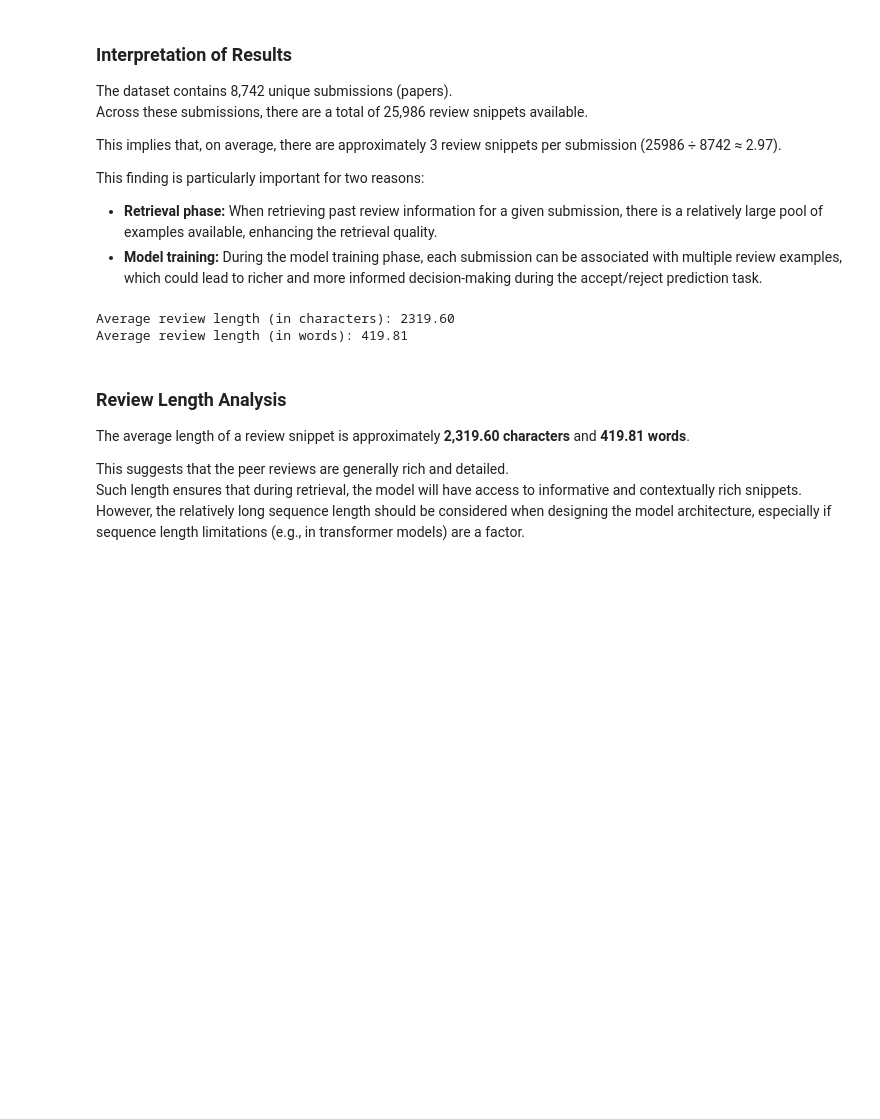
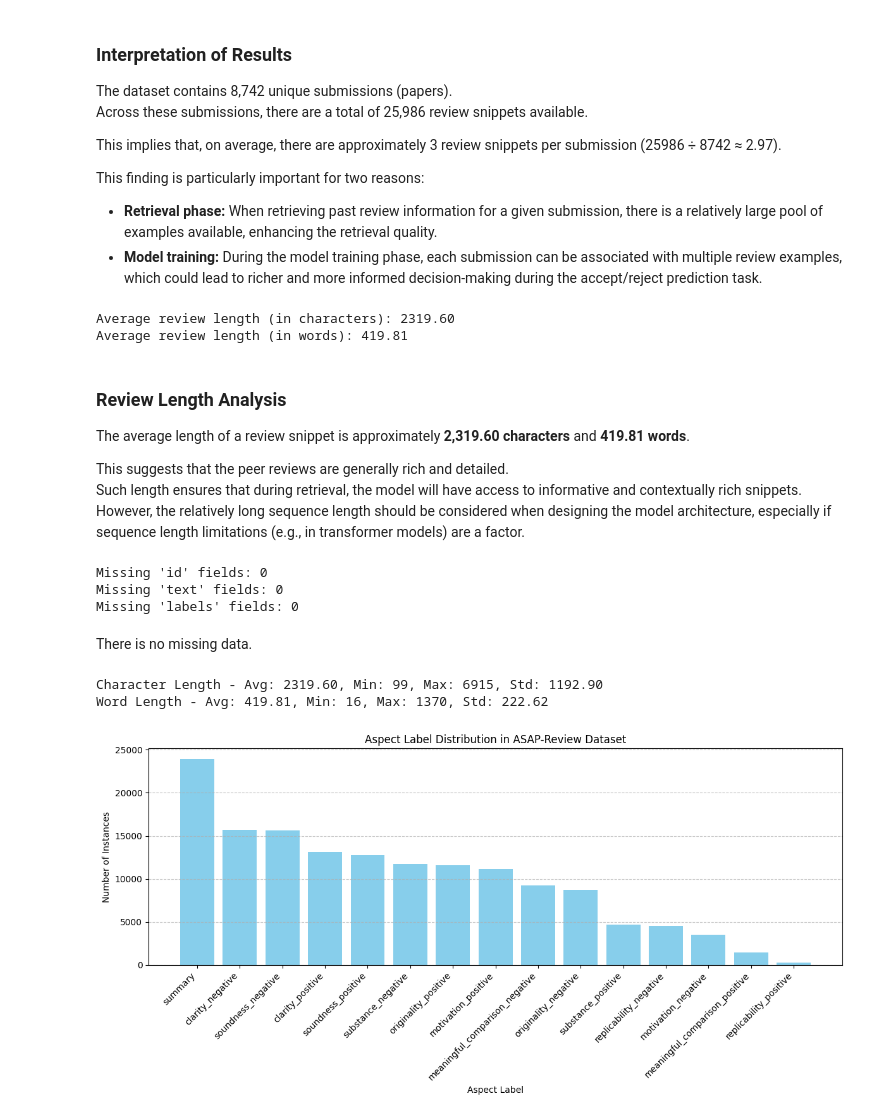
Before and after one commit to seymanurozen/is584project, a Jupyter notebook: eda.ipynb, the cells around one changed output. Drawn from its saved outputs; the diff is of its cells as text; code cells hidden in the pictures; blank space fills up the shorter version.

Commit message:
Update EDA notebook with aspect label analysis and visualizations

```diff
--- a/eda.ipynb
+++ b/eda.ipynb
@@ -105,3 +105,56 @@ The average length of a review snippet is approximately **2,319.60 characters**
 This suggests that the peer reviews are generally rich and detailed.
 Such length ensures that during retrieval, the model will have access to informative and contextually rich snippets.
 However, the relatively long sequence length should be considered when designing the model architecture, especially if sequence length limitations (e.g., in transformer models) are a factor.
+# %%
+# Check for missing (null) fields in aspect_data
+missing_id = sum([1 for record in aspect_data if not record.get("id")])
+missing_text = sum([1 for record in aspect_data if not record.get("text")])
+missing_labels = sum([1 for record in aspect_data if "labels" not in record])
+
+print(f"Missing 'id' fields: {missing_id}")
+print(f"Missing 'text' fields: {missing_text}")
+print(f"Missing 'labels' fields: {missing_labels}")
+# %% [output]
+Missing 'id' fields: 0
+Missing 'text' fields: 0
+Missing 'labels' fields: 0
+# %% [markdown]
+There is no missing data.
+# %%
+import numpy as np
+
+char_lengths = [len(record["text"]) for record in aspect_data]
+word_lengths = [len(record["text"].split()) for record in aspect_data]
+
+# Character statistics
+avg_char_length = np.mean(char_lengths)
+min_char_length = np.min(char_lengths)
+max_char_length = np.max(char_lengths)
+std_char_length = np.std(char_lengths)
+
+# Word statistics
+avg_word_length = np.mean(word_lengths)
+min_word_length = np.min(word_lengths)
+max_word_length = np.max(word_lengths)
+std_word_length = np.std(word_lengths)
+
+print(f"Character Length - Avg: {avg_char_length:.2f}, Min: {min_char_length}, Max: {max_char_length}, Std: {std_char_length:.2f}")
+print(f"Word Length - Avg: {avg_word_length:.2f}, Min: {min_word_length}, Max: {max_word_length}, Std: {std_word_length:.2f}")
+# %% [output]
+Character Length - Avg: 2319.60, Min: 99, Max: 6915, Std: 1192.90
+Word Length - Avg: 419.81, Min: 16, Max: 1370, Std: 222.62
+# %%
+import matplotlib.pyplot as plt
+
+# Plot aspect label distribution
+plt.figure(figsize=(12, 6))
+plt.bar(aspect_df["Aspect Label"], aspect_df["Count"], color='skyblue')
+plt.xticks(rotation=45, ha="right")
+plt.title("Aspect Label Distribution in ASAP-Review Dataset")
+plt.xlabel("Aspect Label")
+plt.ylabel("Number of Instances")
+plt.grid(axis="y", linestyle="--", alpha=0.7)
+plt.tight_layout()
+plt.show()
+# %% [output]
+[figure, added]
```
